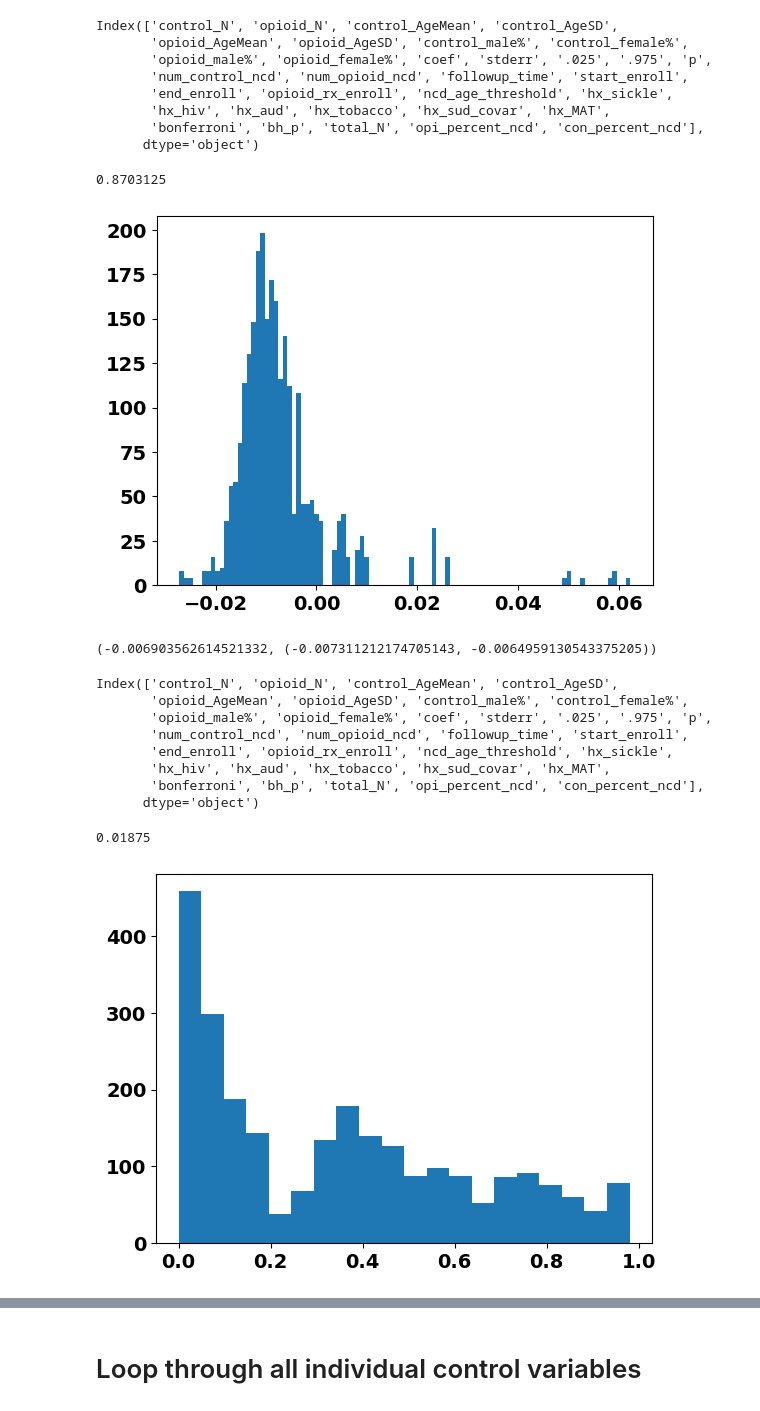
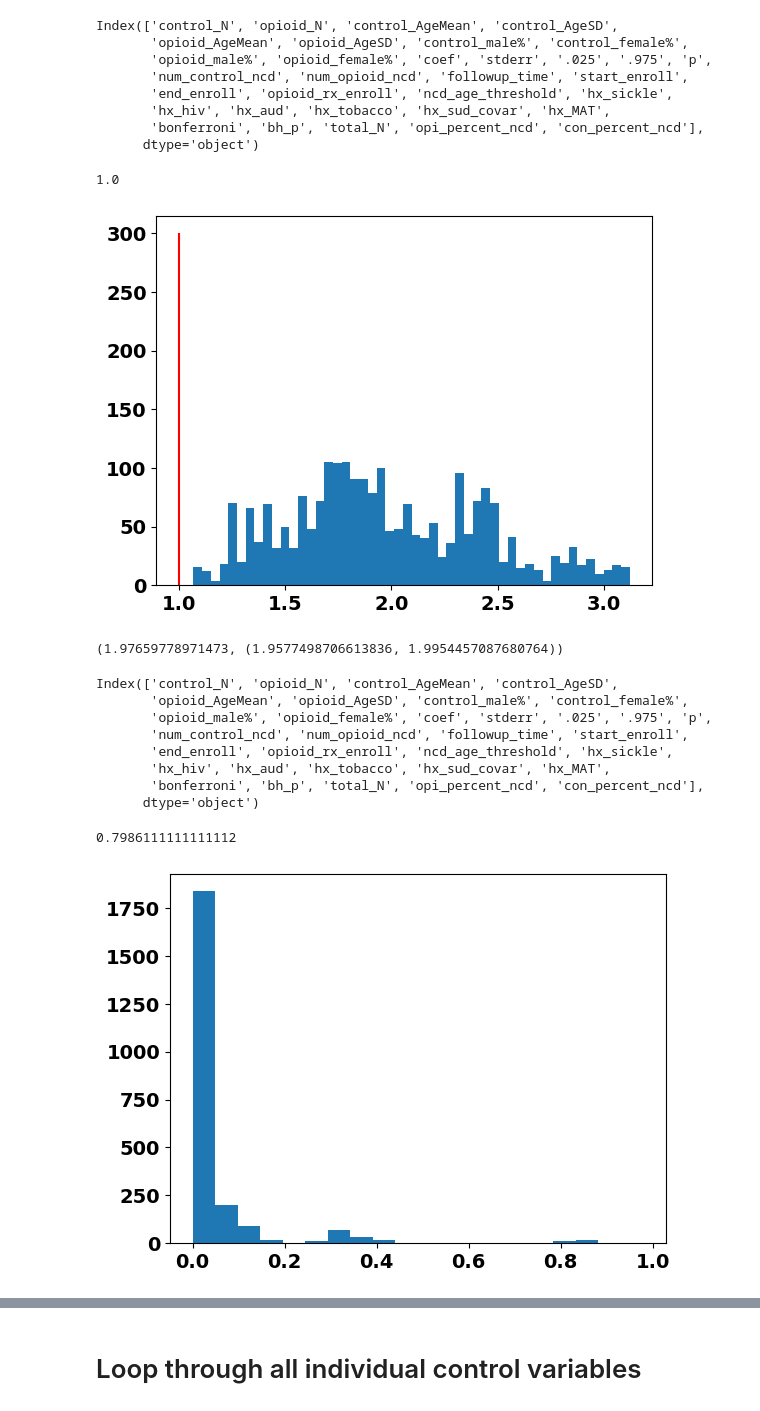
Before and after one commit to RandallJEllis/ehr_opioid_ncd, a Jupyter notebook: ukbiobank/code/viz.ipynb, the cells around one changed output, grey strips where cells are left out. Saved outputs shown, nothing was run; the diff lists cells and outputs as text; code cells hidden in the pictures.

```diff
--- a/ukbiobank/code/viz.ipynb
+++ b/ukbiobank/code/viz.ipynb
@@ -24,13 +26,14 @@ os.chdir('..')
 #OUD
 
 #import data for the different enrollment periods
-path = '../voe_outputs/opioids/controlsLessThan3Opioids/prescription_count/age_onset_ncd/controlVarOUD/analyses/'
+path = '../voe_outputs/opioids/controlsLessThan3Opioids/prescription_count/binary_outcome/controlVarOUD/'
 # path = '../voe_outputs/aud/controlsNoAUDDX/binary_outcome/controlVarOUD/analyses/'
 
 datasets = []
-for enrollment_year in range(1990,2010):
-    ds = pd.read_csv(path + f'voe_{enrollment_year}_{enrollment_year+3}.csv')
-    datasets.append(ds)
+for enrollment_year in range(1989,2020):
+    if os.path.exists(path + f'analyses/voe_{enrollment_year}_{enrollment_year+3}.csv'):
+        ds = pd.read_csv(path + f'analyses/voe_{enrollment_year}_{enrollment_year+3}.csv')
+        datasets.append(ds)
 allexpts = pd.concat(datasets)
 print(allexpts.shape)
 
@@ -47,6 +50,11 @@ if '/aud/' not in path:
     allexpts = allexpts[(allexpts.hx_MAT==0)]
 #remove 2006-2007; low sample sizes
 print(allexpts.shape)
+allexpts = allexpts[(allexpts.start_enroll>=2004) & (allexpts.start_enroll<=2010)]
+print(allexpts.shape)
+
+# remove crazy confidence interval results
+# allexpts = allexpts[(allexpts['.025'] > -5000) & (allexpts['.975'] < 5000)]
 
 #add corrected p-values, OR confidence intervals, percentage of each group with NCD
 if 'age_onset_ncd' not in path:
@@ -58,6 +66,6 @@ allexpts['bh_p'] = sm.stats.multipletests(allexpts['p'], alpha=0.05, method='fdr
 allexpts['total_N'] = allexpts['control_N'] + allexpts['opioid_N']
 allexpts['opi_percent_ncd'] = 100 * (allexpts['num_opioid_ncd'] / allexpts['opioid_N'])
 allexpts['con_percent_ncd'] = 100 * (allexpts['num_control_ncd'] / allexpts['control_N'])
-allexpts.shape#, expts_enrollSUDpts_onlyControlAUDnotSUD.shape
+
 df = allexpts.copy()
 # %% [output]
@@ -108,20 +167,22 @@ Index(['control_N', 'opioid_N', 'control_AgeMean', 'control_AgeSD',
        'bonferroni', 'bh_p', 'total_N', 'opi_percent_ncd', 'con_percent_ncd'],
       dtype='object')
 # %%
-plt.hist(df.coef,  bins=100)
+plt.hist(df.coef, bins=50,)
 
 if 'age_onset' in path:
     print(df[df.coef<0].shape[0] / df.shape[0])
+    plt.vlines(0, 0, 300, color='red')
 else:
     print(df[df.coef>1].shape[0] / df.shape[0])
+    plt.vlines(1, 0, 300, color='red')
 # %% [output]
-0.8703125
+1.0
-[figure, old version]
+[figure, new version]
 # %%
 ci = st.t.interval(alpha=0.95, df=df.shape[0]-1, loc=np.mean(df.coef), scale=st.sem(df.coef))
 np.mean(df.coef), ci
 # %% [output]
-(-0.006903562614521332, (-0.007311212174705143, -0.0064959130543375205))
+(1.97659778971473, (1.9577498706613836, 1.9954457087680764))
 # %%
 df.columns
 # %% [output]
@@ -134,11 +195,13 @@ Index(['control_N', 'opioid_N', 'control_AgeMean', 'control_AgeSD',
        'bonferroni', 'bh_p', 'total_N', 'opi_percent_ncd', 'con_percent_ncd'],
       dtype='object')
 # %%
-plt.hist(df.p, bins=np.arange(0,1,0.049))
+# df2 = df[df.start_enroll>=2006]
+
+plt.hist(df.bh_p, bins=np.arange(0,1,0.049))
 print(df[df.bh_p<0.05].shape[0] / df.shape[0])
 # %% [output]
-0.01875
+0.7986111111111112
-[figure, old version]
+[figure, new version]
 # %%
 plt.hist(df.bonferroni, bins=np.arange(0,1.1,0.049), log=True)
 print(df[df.bonferroni<0.05].shape[0] / df.shape[0])
```
Also changed, not shown: parts of 22 cells of this notebook, 13 other files.
